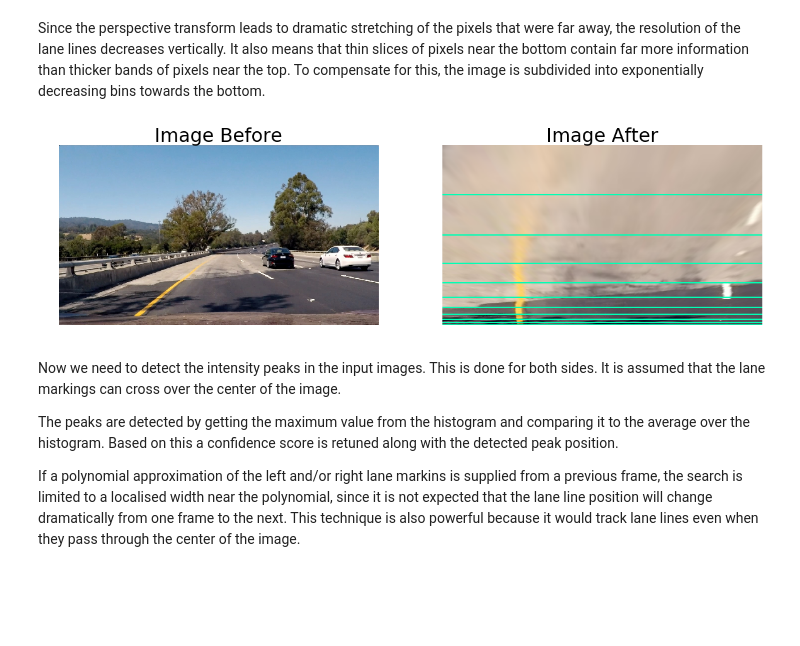
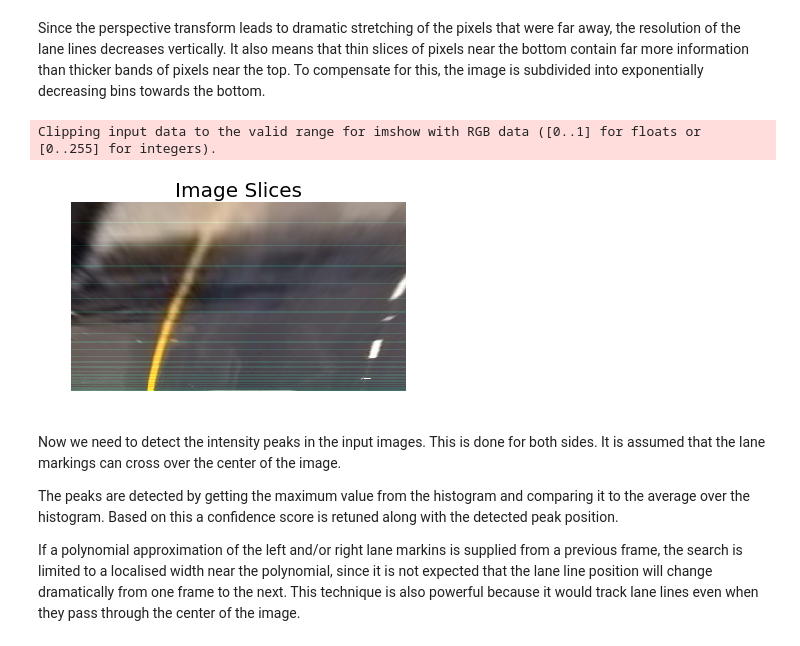
Before and after one commit to MarkDekker/CarND-Advanced-Lane-Lines, a Jupyter notebook: Pipeline.ipynb, the cells around one changed output. Cells and saved outputs as stored; diff of their text form; code cells hidden in the pictures; blank space fills up the shorter version.

```diff
--- a/Pipeline.ipynb
+++ b/Pipeline.ipynb
@@ -65,7 +65,7 @@ def plot_image(img, title=''):
     else:
         plt.imshow(img)
     plt.axis('off')
-    plt.title(title, fontsize=30)
+    plt.title(title, fontsize=20)
 
 def compare_images(img_org, img_undist):
     # Visualize distortion corrected image as compared to original
@@ -128,7 +128,7 @@ def perspective_transform(img):
     perspective_matrix = cv2.getPerspectiveTransform(src, dst)
     return cv2.warpPerspective(udist, perspective_matrix, img_res)
 # %%
-img = import_image('./test_images/test4.jpg')
+img = import_image('./test_images/test6.jpg')
 udist = cv2.undistort(img, mtx, dist, None, mtx)
 warped = perspective_transform(udist)
 compare_images(udist, warped)
@@ -281,21 +279,24 @@ compare_images(saturation_channel, norm_thresh)
 # %% [markdown]
 Since the perspective transform leads to dramatic stretching of the pixels that were far away, the resolution of the lane lines decreases vertically.  It also means that thin slices of pixels near the bottom contain far more information than thicker bands of pixels near the top.  To compensate for this, the image is subdivided into exponentially decreasing bins towards the bottom.
 # %%
-vertical_bins = np.arange(4.5, -0.1, -0.5)
+vertical_bins = np.arange(4.5, -0.1, -0.2)
 image_height = 720 #px
-vertical_bins = [int(10.0 * 2**b) for b in vertical_bins]
+vertical_bins = [int(4.5 * 2**b) for b in vertical_bins]
 delta = image_height - sum(vertical_bins)
 vertical_bins[0] += delta
 
 position = 0
 img_bins = np.copy(warped)
 
 for vertical_bin in vertical_bins:
     position += vertical_bin
-    img_bins = cv2.line(img_bins,(0,position),(1280,position),(0,255,180),3)
-compare_images(img,img_bins)
+    line_overlay = np.zeros(img_bins.shape)
+    line_overlay = cv2.line(line_overlay,(0,position),(1280,position),(0,255,180),3)
+    img_bins = img_bins + (line_overlay * 0.1).astype(int)
+plot_image(img_bins, title='Image Slices')
 # %% [output]
+Clipping input data to the valid range for imshow with RGB data ([0..1] for floats or [0..255] for integers).
-[figure, old version]
+[figure, new version]
 # %% [markdown]
 Now we need to detect the intensity peaks in the input images. This is done for both sides. It is assumed that the lane markings can cross over the center of the image.
 
```
Also changed, not shown: parts of 17 cells of this notebook, 1 other file.
